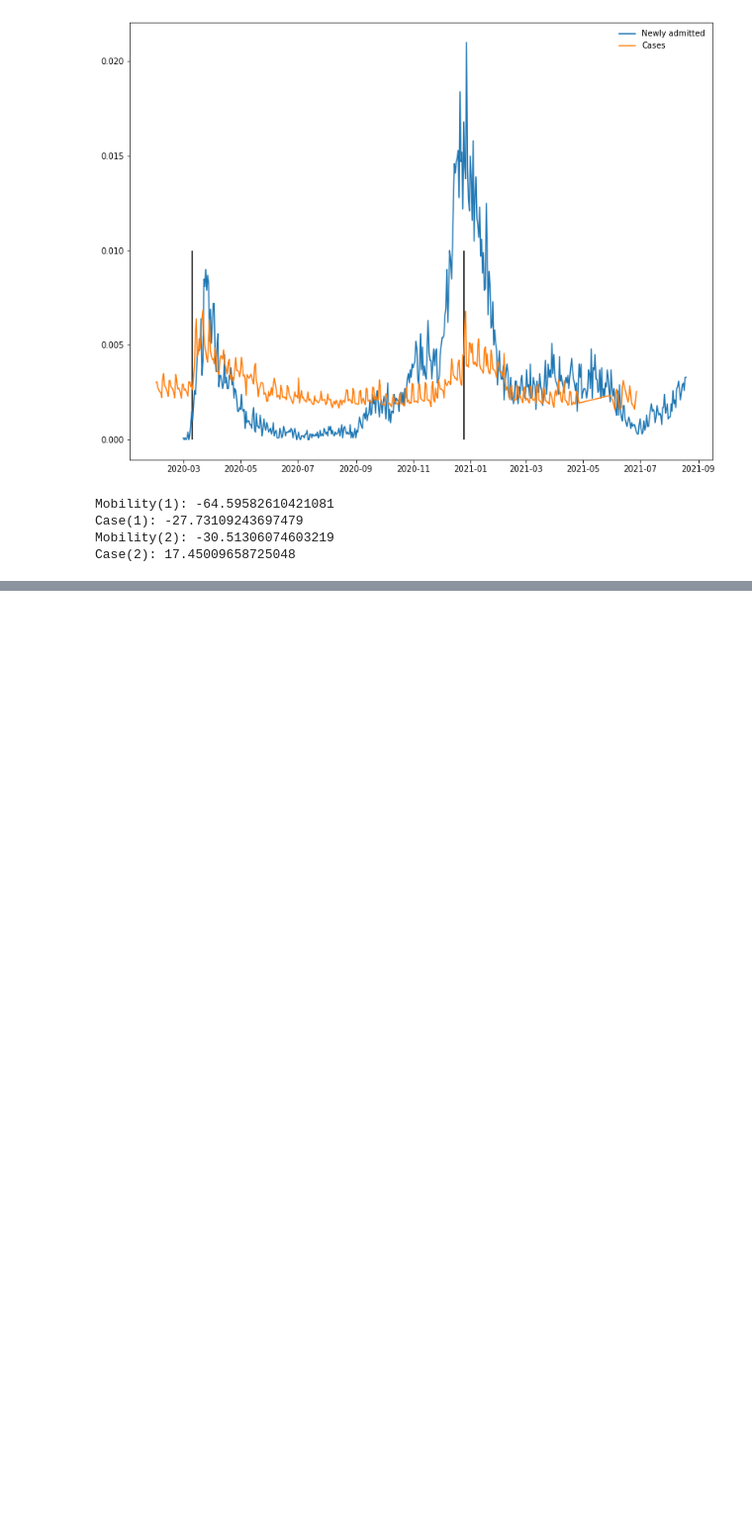
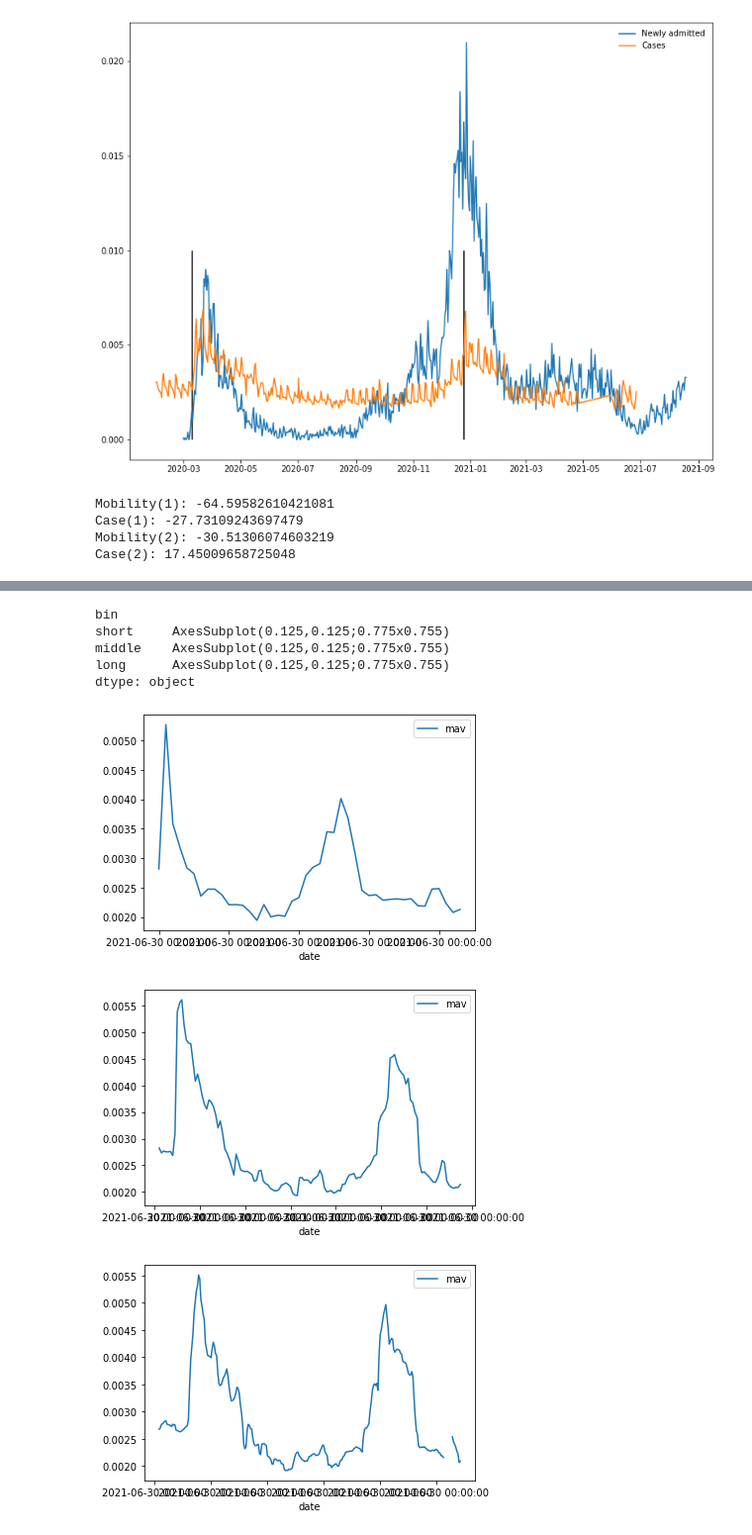
Before and after one commit to DanielAndreasen/covid-datathon21-mobility, a Jupyter notebook: notebooks/data_import-2.ipynb, the cells around one changed output, grey strips where cells are left out. Shown at 99% size. Cells and saved outputs as stored; diff of their text form; code cells hidden in the pictures; blank space fills up the shorter version.

```diff
--- a/notebooks/data_import-2.ipynb
+++ b/notebooks/data_import-2.ipynb
@@ -169,0 +198,11 @@ Case(2): 17.45009658725048
+# %%
+df2.groupby("bin").plot("date","mav")
+# %% [output]
+bin
+short     AxesSubplot(0.125,0.125;0.775x0.755)
+middle    AxesSubplot(0.125,0.125;0.775x0.755)
+long      AxesSubplot(0.125,0.125;0.775x0.755)
+dtype: object
+[figure, added]
+[figure, added]
+[figure, added]
```
Also changed, not shown: parts of 13 cells of this notebook.
